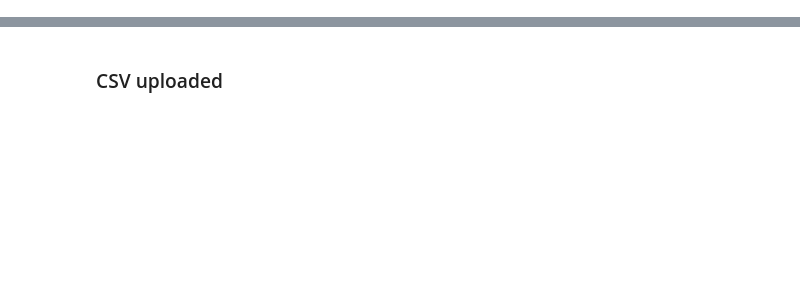
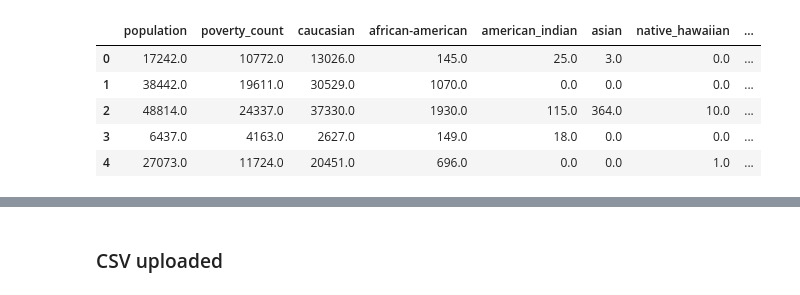
Before and after one commit to NoahGoldstein13/full_stack_data_analytics_project, a Jupyter notebook: Nadia/cleaning_data.ipynb, the cells around one changed output, grey strips where cells are left out. Saved outputs shown, nothing was run; the diff lists cells and outputs as text; code cells hidden in the pictures; blank space fills up the shorter version.

```diff
--- a/Nadia/cleaning_data.ipynb
+++ b/Nadia/cleaning_data.ipynb
@@ -51,0 +45,3 @@ census_pd
+# %%
+census_pd["Poverty Rate"] = 100 * \
+    census_pd["Poverty Count"]/ census_pd["Population"]
@@ -51,0 +57,10 @@ census_pd
+# %%
+census_pd.columns = census_pd.columns.str.replace(' ', '_').str.lower()
+census_pd.head()
+# %% [output]
+|  | population | poverty_count | caucasian | african-american | american_indian | asian | native_hawaiian | ... |
+| 0 | 17242.0 | 10772.0 | 13026.0 | 145.0 | 25.0 | 3.0 | 0.0 | ... |
+| 1 | 38442.0 | 19611.0 | 30529.0 | 1070.0 | 0.0 | 0.0 | 0.0 | ... |
+| 2 | 48814.0 | 24337.0 | 37330.0 | 1930.0 | 115.0 | 364.0 | 10.0 | ... |
+| 3 | 6437.0 | 4163.0 | 2627.0 | 149.0 | 18.0 | 0.0 | 0.0 | ... |
+| 4 | 27073.0 | 11724.0 | 20451.0 | 696.0 | 0.0 | 0.0 | 1.0 | ... |
```
Also changed, not shown: parts of 4 cells of this notebook.
